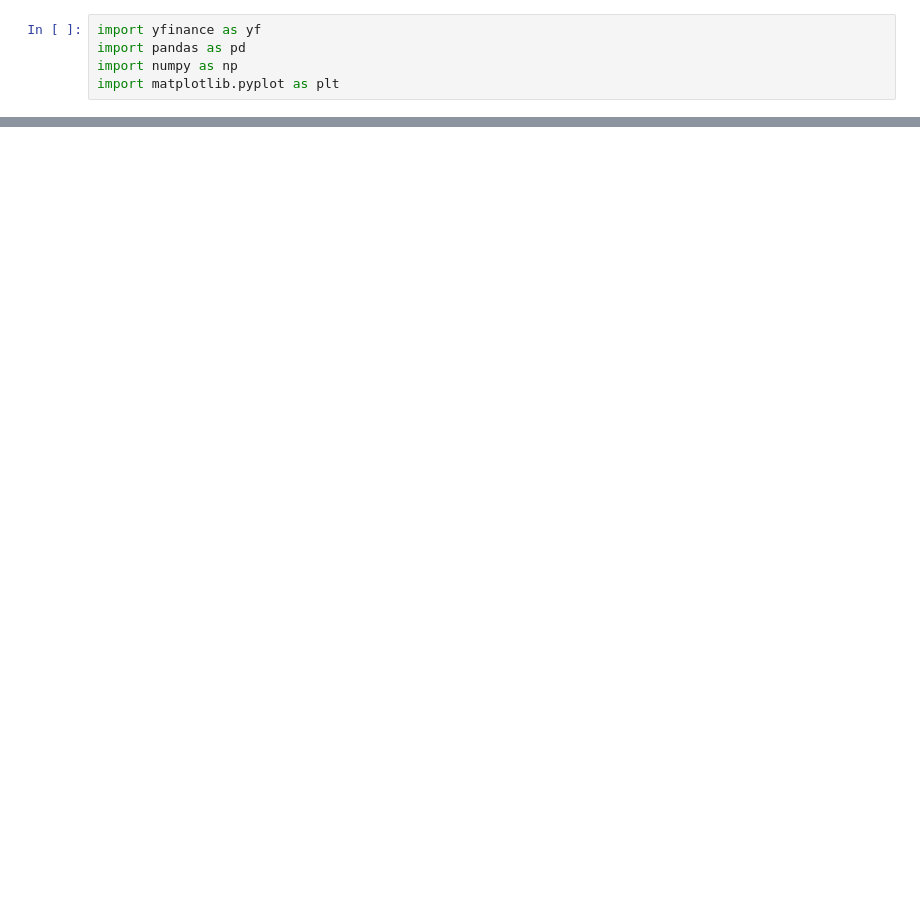
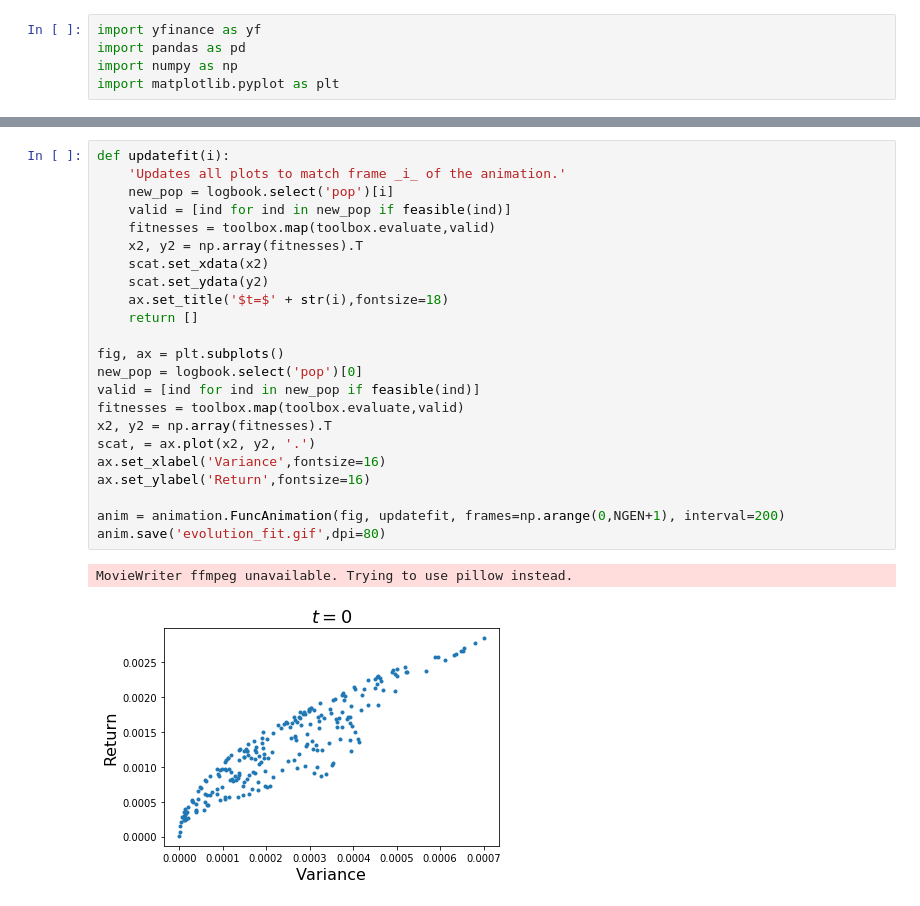
Before and after one commit to mikhailgaerlan/Portfolio-Efficient-Frontier, a Jupyter notebook: Efficient Frontier.ipynb, the cells around one changed output, grey strips where cells are left out. Saved outputs shown, nothing was run; the diff lists cells and outputs as text; blank space fills up the shorter version.

```diff
--- a/Efficient Frontier.ipynb
+++ b/Efficient Frontier.ipynb
@@ -47,0 +235,26 @@ plt.plot(x,y)
+# %%
+def updatefit(i):
+    'Updates all plots to match frame _i_ of the animation.'
+    new_pop = logbook.select('pop')[i]
+    valid = [ind for ind in new_pop if feasible(ind)]
+    fitnesses = toolbox.map(toolbox.evaluate,valid)
+    x2, y2 = np.array(fitnesses).T
+    scat.set_xdata(x2)
+    scat.set_ydata(y2)
+    ax.set_title('$t=$' + str(i),fontsize=18)
+    return []
+
+fig, ax = plt.subplots()
+new_pop = logbook.select('pop')[0]
+valid = [ind for ind in new_pop if feasible(ind)]
+fitnesses = toolbox.map(toolbox.evaluate,valid)
+x2, y2 = np.array(fitnesses).T
+scat, = ax.plot(x2, y2, '.')
+ax.set_xlabel('Variance',fontsize=16)
+ax.set_ylabel('Return',fontsize=16)
+
+anim = animation.FuncAnimation(fig, updatefit, frames=np.arange(0,NGEN+1), interval=200)
+anim.save('evolution_fit.gif',dpi=80)
+# %% [output]
+MovieWriter ffmpeg unavailable. Trying to use pillow instead.
+[figure, added]
```
Also changed, not shown: parts of 15 cells of this notebook, 3 other files.
